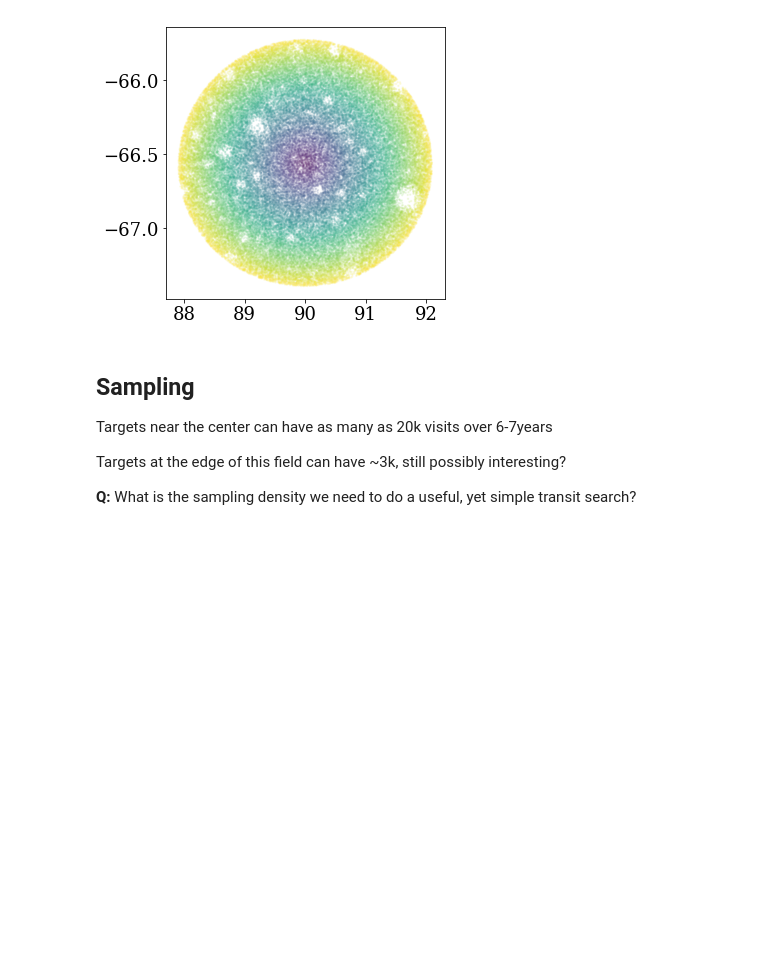
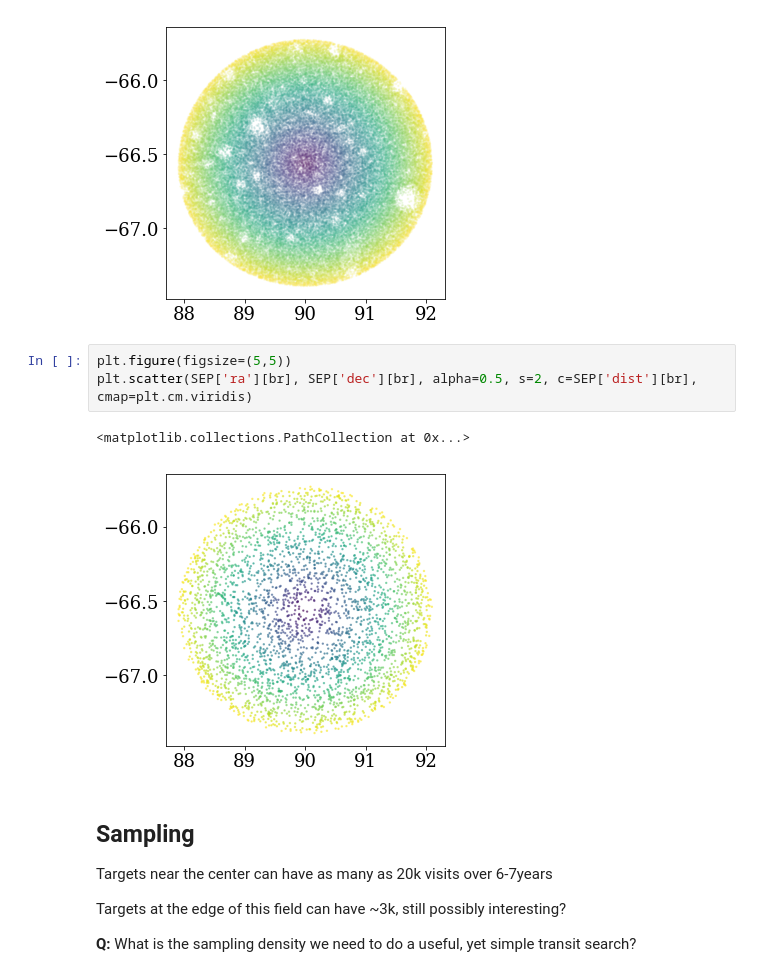
Before and after one commit to jradavenport/WISE_transit, a Jupyter notebook: explore.ipynb, the cells around one changed output. Cells and saved outputs as stored; diff of their text form; blank space fills up the shorter version.

```diff
--- a/explore.ipynb
+++ b/explore.ipynb
@@ -78,6 +100,12 @@ plt.scatter(SEP['ra'], SEP['dec'], alpha=0.1, s=2, c=SEP['dist'], cmap=plt.cm.vi
 # %% [output]
 <matplotlib.collections.PathCollection at 0x...>
 [figure]
+# %%
+plt.figure(figsize=(5,5))
+plt.scatter(SEP['ra'][br], SEP['dec'][br], alpha=0.5, s=2, c=SEP['dist'][br], cmap=plt.cm.viridis)
+# %% [output]
+<matplotlib.collections.PathCollection at 0x...>
+[figure, added]
 # %% [markdown]
 ## Sampling
 Targets near the center can have as many as 20k visits over 6-7years
```
Also changed, not shown: parts of 4 cells of this notebook.
